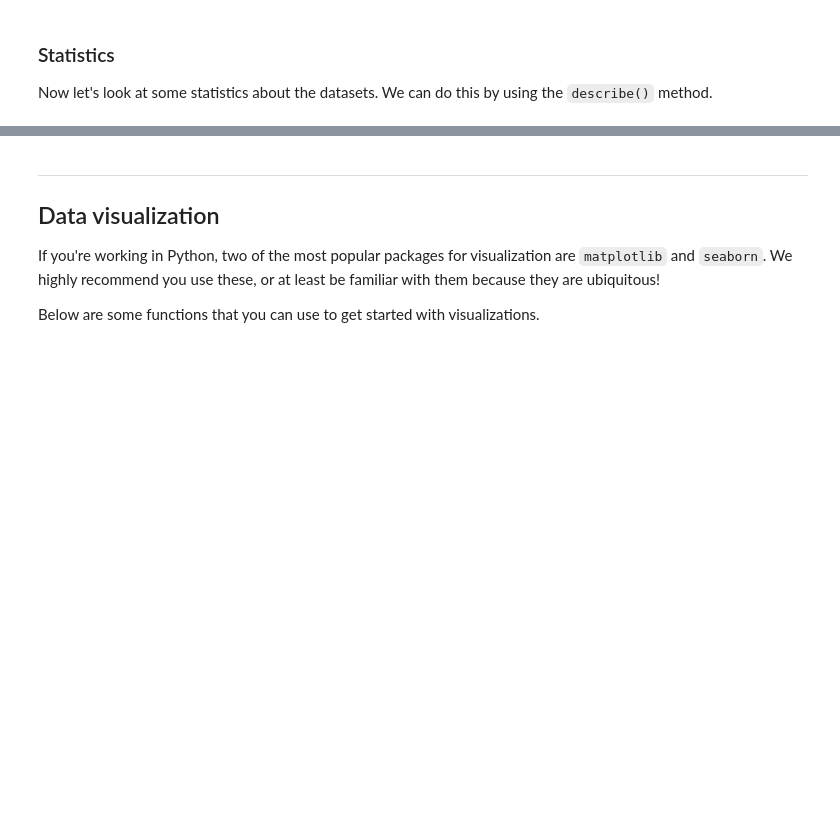
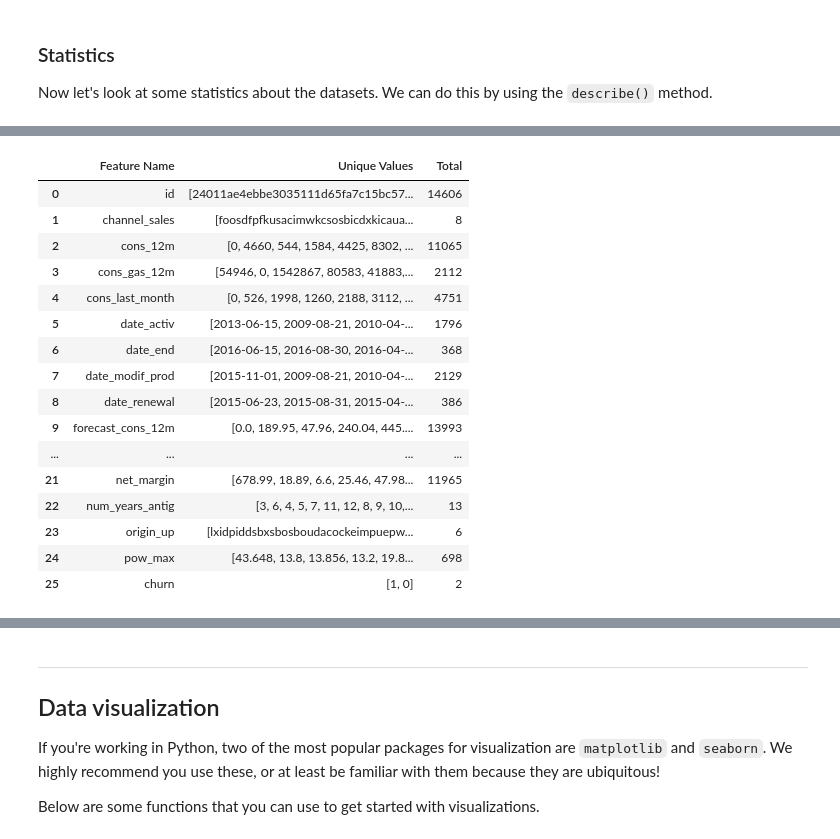
Before and after one commit to sabirinID/BCG-Data-Science-Virtual-Internship, a Jupyter notebook: Files/2-Exploratory-Data-Analysis/eda_starter.ipynb, the cells around one changed output, grey strips where cells are left out. Cells and saved outputs as stored; diff of their text form; code cells hidden in the pictures; blank space fills up the shorter version.

```diff
--- a/Files/2-Exploratory-Data-Analysis/eda_starter.ipynb
+++ b/Files/2-Exploratory-Data-Analysis/eda_starter.ipynb
@@ -166,0 +238,33 @@ price_df.describe()
+# %%
+def unique_values(dataframe):
+    values = {'Feature Name': [],
+              'Unique Values': [],
+              'Total': []}
+
+    for col in dataframe.columns:
+        unique_vals = dataframe[col].unique()
+        values['Feature Name'].append(col)
+        values['Unique Values'].append(unique_vals)
+        values['Total'].append(len(unique_vals))
+
+    return pd.DataFrame(values)
+# %%
+unique_values(client_df)
+# %% [output]
+|  | Feature Name | Unique Values | Total |
+| 0 | id | [24011ae4ebbe3035111d65fa7c15bc57... | 14606 |
+| 1 | channel_sales | [foosdfpfkusacimwkcsosbicdxkicaua... | 8 |
+| 2 | cons_12m | [0, 4660, 544, 1584, 4425, 8302, ... | 11065 |
+| 3 | cons_gas_12m | [54946, 0, 1542867, 80583, 41883,... | 2112 |
+| 4 | cons_last_month | [0, 526, 1998, 1260, 2188, 3112, ... | 4751 |
+| 5 | date_activ | [2013-06-15, 2009-08-21, 2010-04-... | 1796 |
+| 6 | date_end | [2016-06-15, 2016-08-30, 2016-04-... | 368 |
+| 7 | date_modif_prod | [2015-11-01, 2009-08-21, 2010-04-... | 2129 |
+| 8 | date_renewal | [2015-06-23, 2015-08-31, 2015-04-... | 386 |
+| 9 | forecast_cons_12m | [0.0, 189.95, 47.96, 240.04, 445.... | 13993 |
+| ... | ... | ... | ... |
+| 21 | net_margin | [678.99, 18.89, 6.6, 25.46, 47.98... | 11965 |
+| 22 | num_years_antig | [3, 6, 4, 5, 7, 11, 12, 8, 9, 10,... | 13 |
+| 23 | origin_up | [lxidpiddsbxsbosboudacockeimpuepw... | 6 |
+| 24 | pow_max | [43.648, 13.8, 13.856, 13.2, 19.8... | 698 |
+| 25 | churn | [1, 0] | 2 |
```
Also changed, not shown: parts of 40 cells of this notebook.
